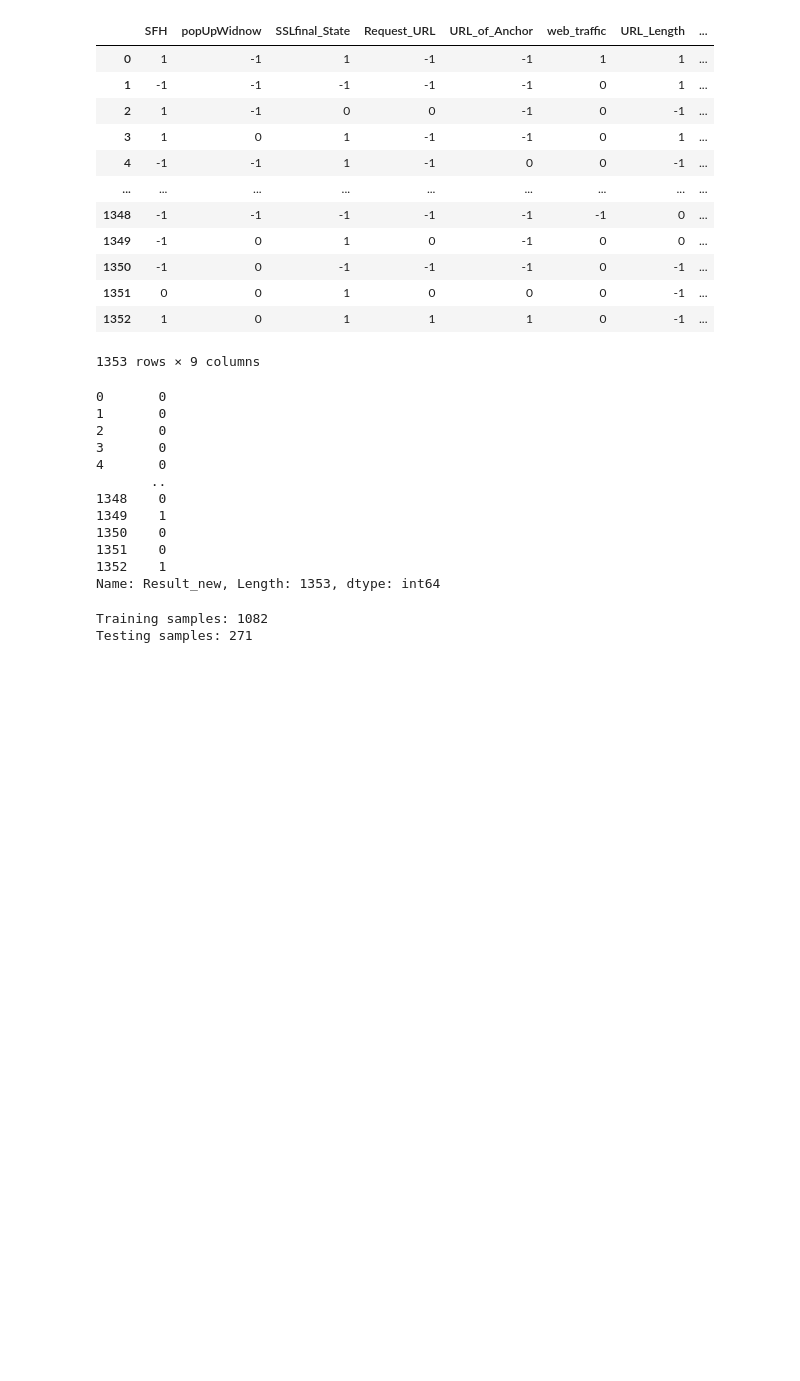
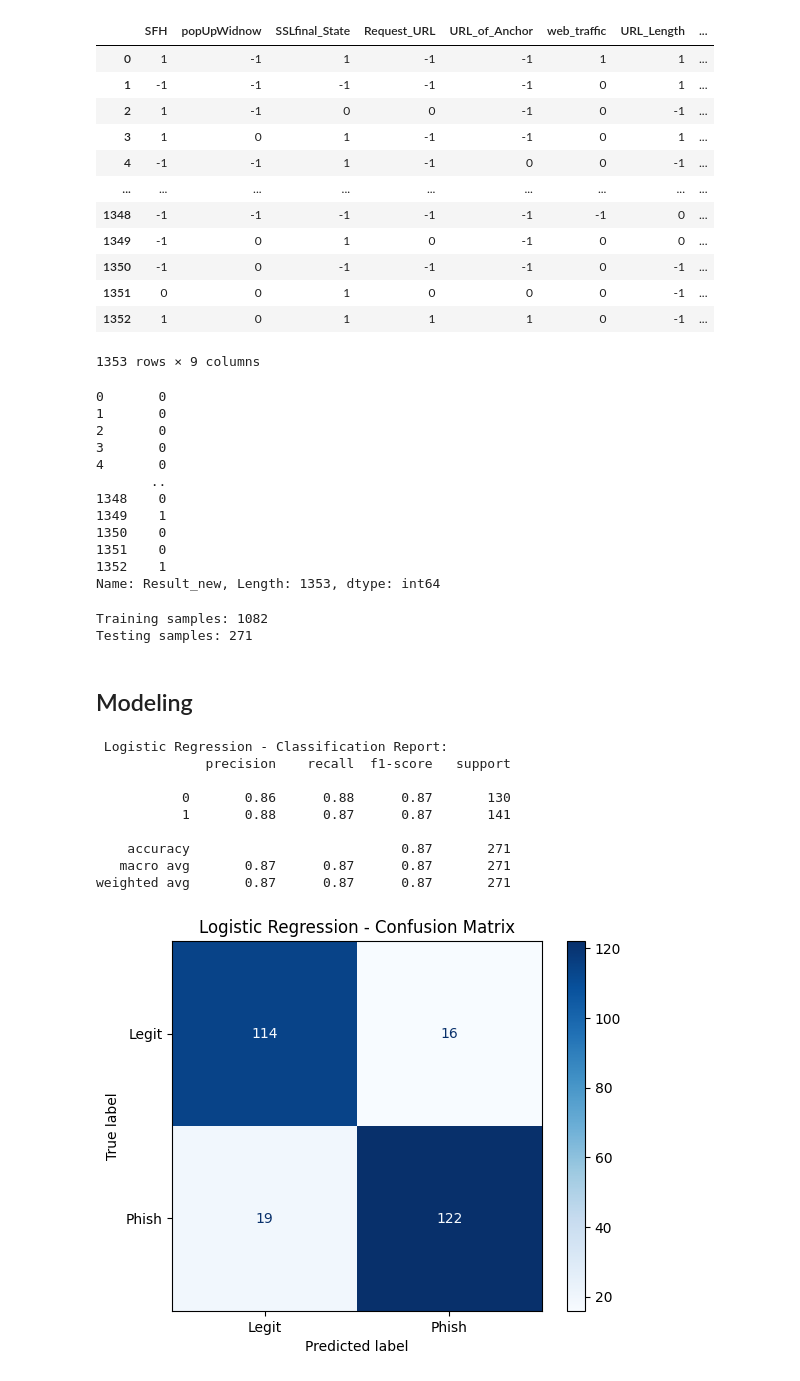
Before and after one commit to Fulankeee/MIE1628-Project-5, a Jupyter notebook: MIE1628_A5.ipynb, the cells around one changed output. Cells and saved outputs as stored; diff of their text form; code cells hidden in the pictures; blank space fills up the shorter version.

Commit message:
Update model

```diff
--- a/MIE1628_A5.ipynb
+++ b/MIE1628_A5.ipynb
@@ -175,7 +177,9 @@ The SFH attribute indicates how form data is handled. Phishing websites often su
 # Split into features (X) and target labels (y)
 X = df.drop('Result', axis=1)
 X = X.drop('Result_new', axis =1)
+X = X.apply(pd.to_numeric, errors='coerce')
 y = df['Result_new']
+y = y.apply(pd.to_numeric, errors='coerce')
 # %%
 X
 # %% [output]
@@ -215,3 +219,33 @@ print("Testing samples:", len(X_test))
 # %% [output]
 Training samples: 1082
 Testing samples: 271
+# %% [markdown]
+## Modeling
+# %%
+from sklearn.metrics import classification_report, confusion_matrix, ConfusionMatrixDisplay
+def evaluate_model(model, X_test, y_test, name):
+    y_pred = model.predict(X_test)
+    print(f"\n {name} - Classification Report:")
+    print(classification_report(y_test, y_pred))
+
+    cm = confusion_matrix(y_test, y_pred)
+    disp = ConfusionMatrixDisplay(confusion_matrix=cm, display_labels=["Legit", "Phish"])
+    disp.plot(cmap='Blues')
+    plt.title(f"{name} - Confusion Matrix")
+    plt.show()
+# %%
+# Logistic regression model
+lr_model = LogisticRegression(max_iter=1000)
+lr_model.fit(X_train, y_train)
+evaluate_model(lr_model, X_test, y_test, "Logistic Regression")
+# %% [output]
+ Logistic Regression - Classification Report:
+              precision    recall  f1-score   support
+
+           0       0.86      0.88      0.87       130
+           1       0.88      0.87      0.87       141
+
+    accuracy                           0.87       271
+   macro avg       0.87      0.87      0.87       271
+weighted avg       0.87      0.87      0.87       271
+[figure, added]
```
Also changed, not shown: parts of 4 cells of this notebook.
